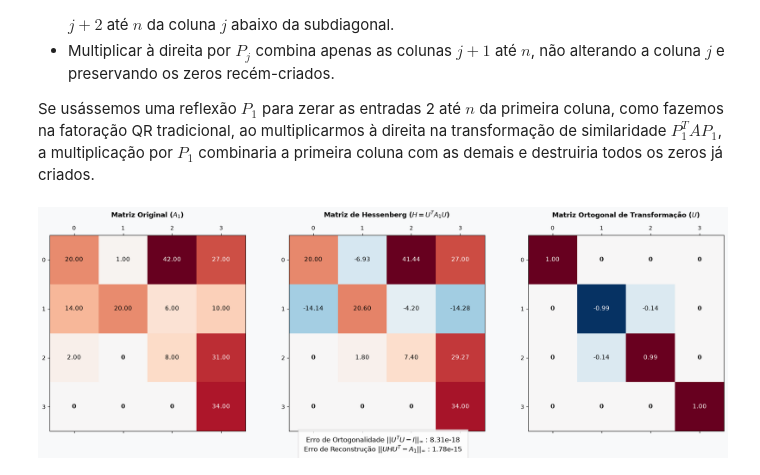
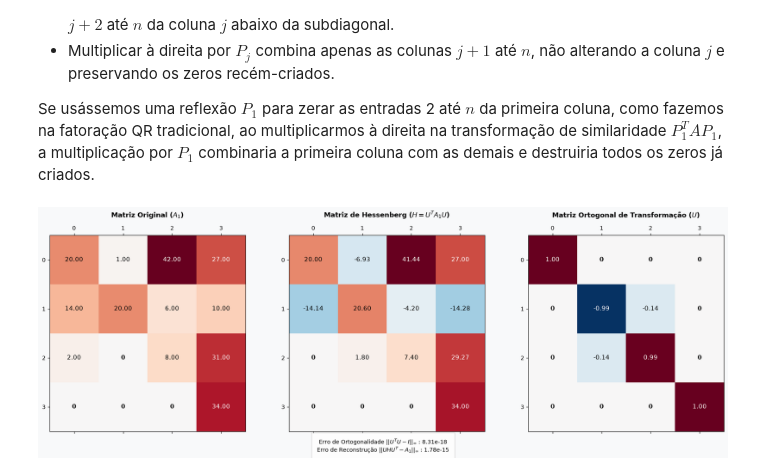
Before and after one commit to Ederson-Passos/computational-matrix-methods, a Jupyter notebook: scripts/problem_1.ipynb, the cells around one changed output. Cells and saved outputs as stored; diff of their text form; code cells hidden in the pictures.

```diff
--- a/scripts/problem_1.ipynb
+++ b/scripts/problem_1.ipynb
@@ -170,9 +170,6 @@ def hessenberg_reduction(A: np.ndarray):
     return U, H
 # %%
 import matplotlib.pyplot as plt
-# ==============================================================================
-# ETAPA 2: RENDERIZAÇÃO GRÁFICA DA TOPOLOGIA MATRICIAL
-# ==============================================================================
 def renderizar_matriz(ax, matriz, titulo, threshold_zero=1e-10):
     """
     Renderiza uma matriz como mapa de calor, destacando os zeros estruturais.
@@ -211,32 +208,32 @@ def visualizar_reducao(A, H, U):
     # 1. Plot da Matriz Original
     renderizar_matriz(axes[0], A, "Matriz Original ($A_1$)")
 
     # 2. Plot da Matriz de Hessenberg
     renderizar_matriz(axes[1], H, "Matriz de Hessenberg ($H = U^T A_1 U$)")
 
     # 3. Plot da Matriz Ortogonal
     renderizar_matriz(axes[2], U, "Matriz Ortogonal de Transformação ($U$)")
 
     # Verificações de Sanidade (Norma do Supremo)
     erro_ortogonalidade = np.max(np.abs(U.T @ U - np.eye(A.shape[0])))
     erro_similaridade = np.max(np.abs(U @ H @ U.T - A))
 
     texto_metricas = (
         f"Erro de Ortogonalidade $||U^T U - I||_{{\\infty}}$ : {erro_ortogonalidade:.2e}\n"
         f"Erro de Reconstrução $||U H U^T - A_1||_{{\\infty}}$ : {erro_similaridade:.2e}"
     )
 
-    plt.figtext(0.5, 0.02, texto_metricas, ha="center", fontsize=12,
+    plt.figtext(0.5, 0.02, texto_metricas, ha="center", fontsize=10,
                 bbox={"facecolor":"white", "alpha":0.8, "pad":10, "edgecolor":"#cccccc"})
 
     plt.tight_layout(rect=[0, 0.08, 1, 1])
     plt.show()
 
 if __name__ == "__main__":
     matricula = "318375"
     A1, A2 = gerar_matrizes(matricula)
     U, H = hessenberg_reduction(A1)
 
     visualizar_reducao(A1, H, U)
 # %% [output]
-[figure, old version]
+[figure, new version]
```
Also changed, not shown: parts of 1 cell of this notebook.
